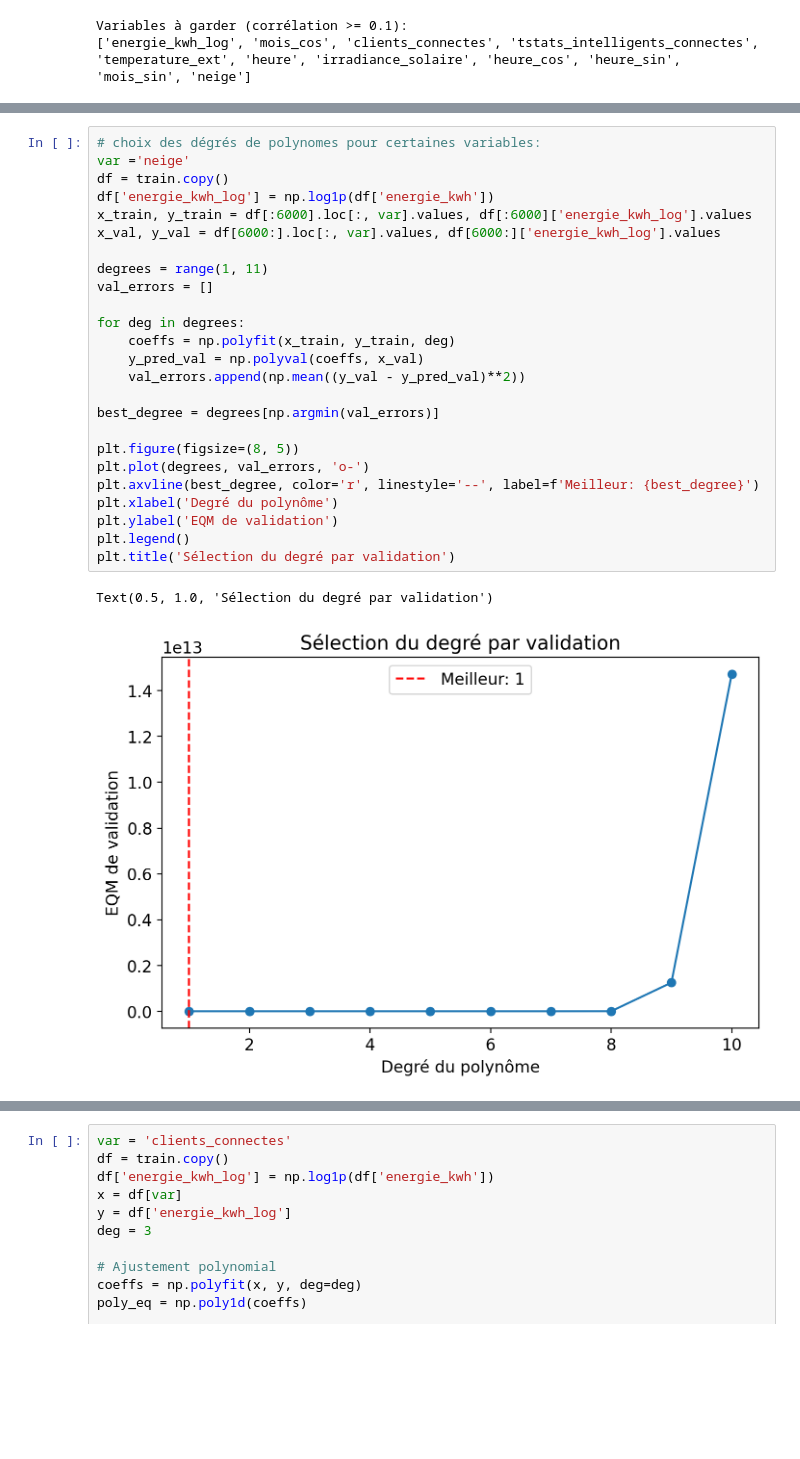
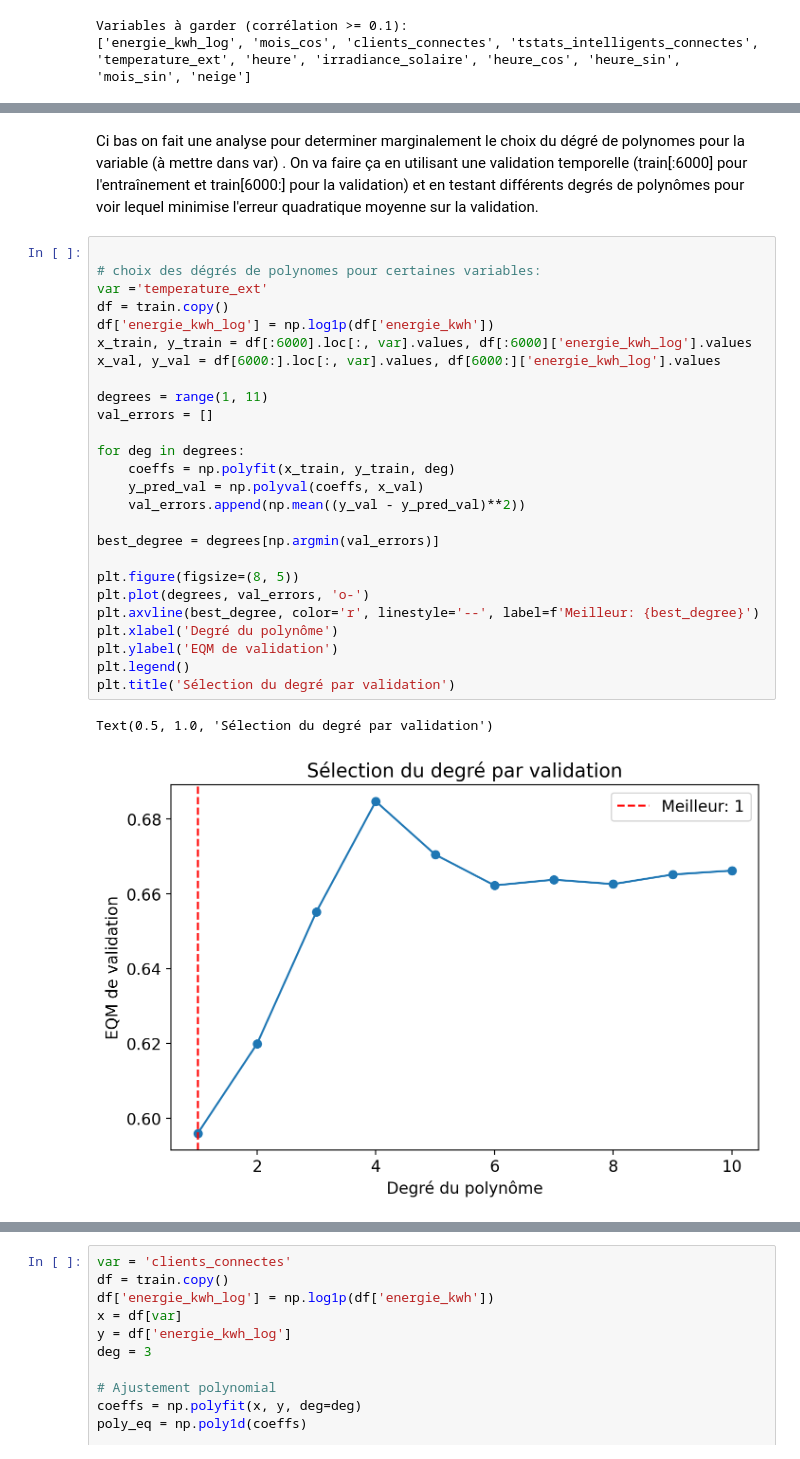
Before and after one commit to maurinahan/IFT6390, a Jupyter notebook: Projets/Projet1/projet_1_new.ipynb, the cells around one changed output, grey strips where cells are left out. Saved outputs shown, nothing was run; the diff lists cells and outputs as text; blank space fills up the shorter version.

```diff
--- a/Projets/Projet1/projet_1_new.ipynb
+++ b/Projets/Projet1/projet_1_new.ipynb
@@ -282,28 +302,31 @@ Variables à garder (corrélation >= 0.1):
+# %% [markdown]
+Ci bas on fait une analyse pour determiner marginalement le choix du dégré de polynomes pour la variable (à mettre dans var) . On va faire ça en utilisant une validation temporelle (train[:6000] pour l'entraînement et train[6000:] pour la validation) et en testant différents degrés de polynômes pour voir lequel minimise l'erreur quadratique moyenne sur la validation.
 # %%
+
 # choix des dégrés de polynomes pour certaines variables:
-var ='neige'
+var ='temperature_ext'
 df = train.copy()
 df['energie_kwh_log'] = np.log1p(df['energie_kwh'])
 x_train, y_train = df[:6000].loc[:, var].values, df[:6000]['energie_kwh_log'].values
 x_val, y_val = df[6000:].loc[:, var].values, df[6000:]['energie_kwh_log'].values
 
 degrees = range(1, 11)
 val_errors = []
 
 for deg in degrees:
     coeffs = np.polyfit(x_train, y_train, deg)
     y_pred_val = np.polyval(coeffs, x_val)
     val_errors.append(np.mean((y_val - y_pred_val)**2))
 
 best_degree = degrees[np.argmin(val_errors)]
 
 plt.figure(figsize=(8, 5))
 plt.plot(degrees, val_errors, 'o-')
 plt.axvline(best_degree, color='r', linestyle='--', label=f'Meilleur: {best_degree}')
 plt.xlabel('Degré du polynôme')
 plt.ylabel('EQM de validation')
 plt.legend()
 plt.title('Sélection du degré par validation')
 # %% [output]
 Text(0.5, 1.0, 'Sélection du degré par validation')
-[figure, old version]
+[figure, new version]
```
Also changed, not shown: parts of 37 cells of this notebook.
